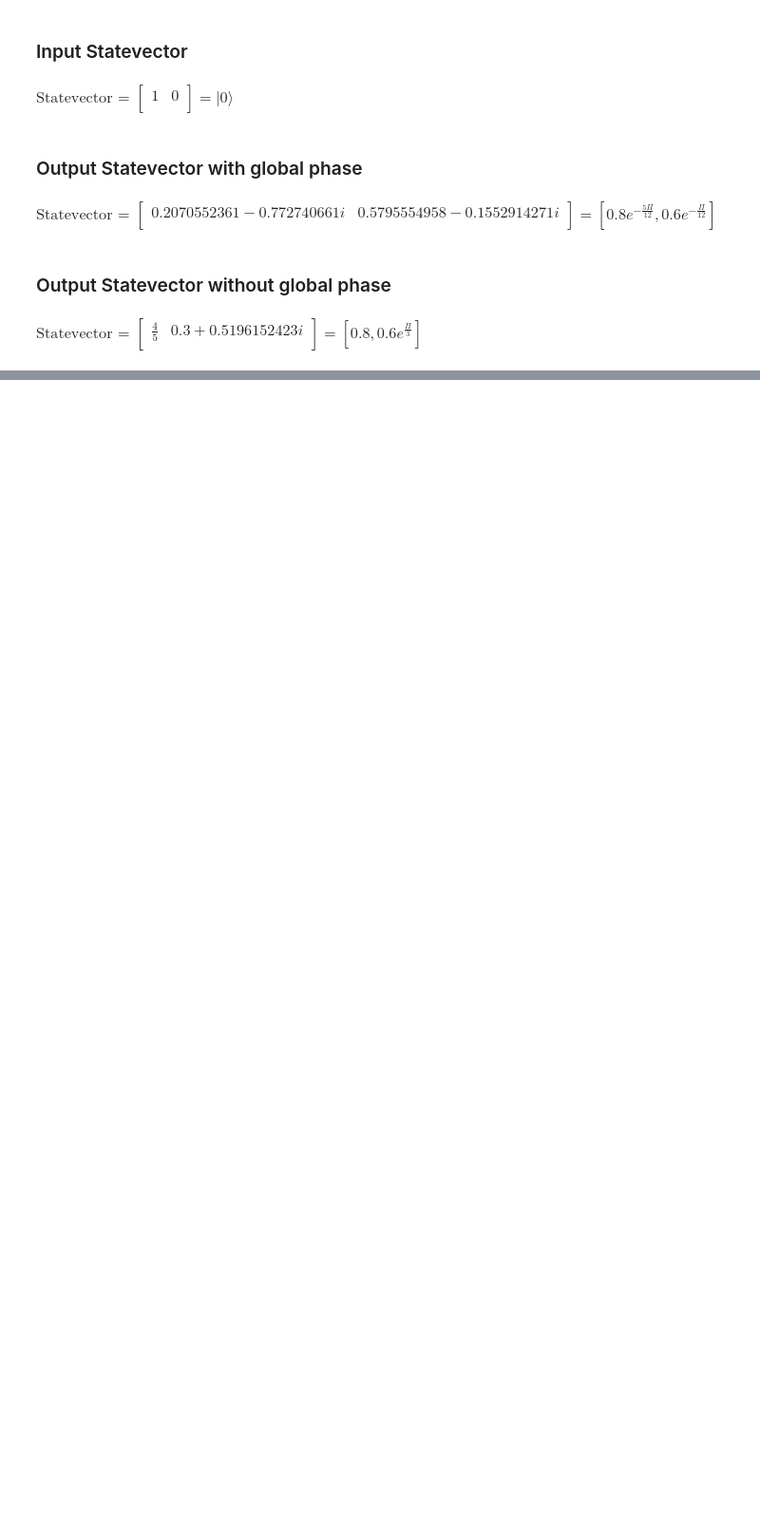
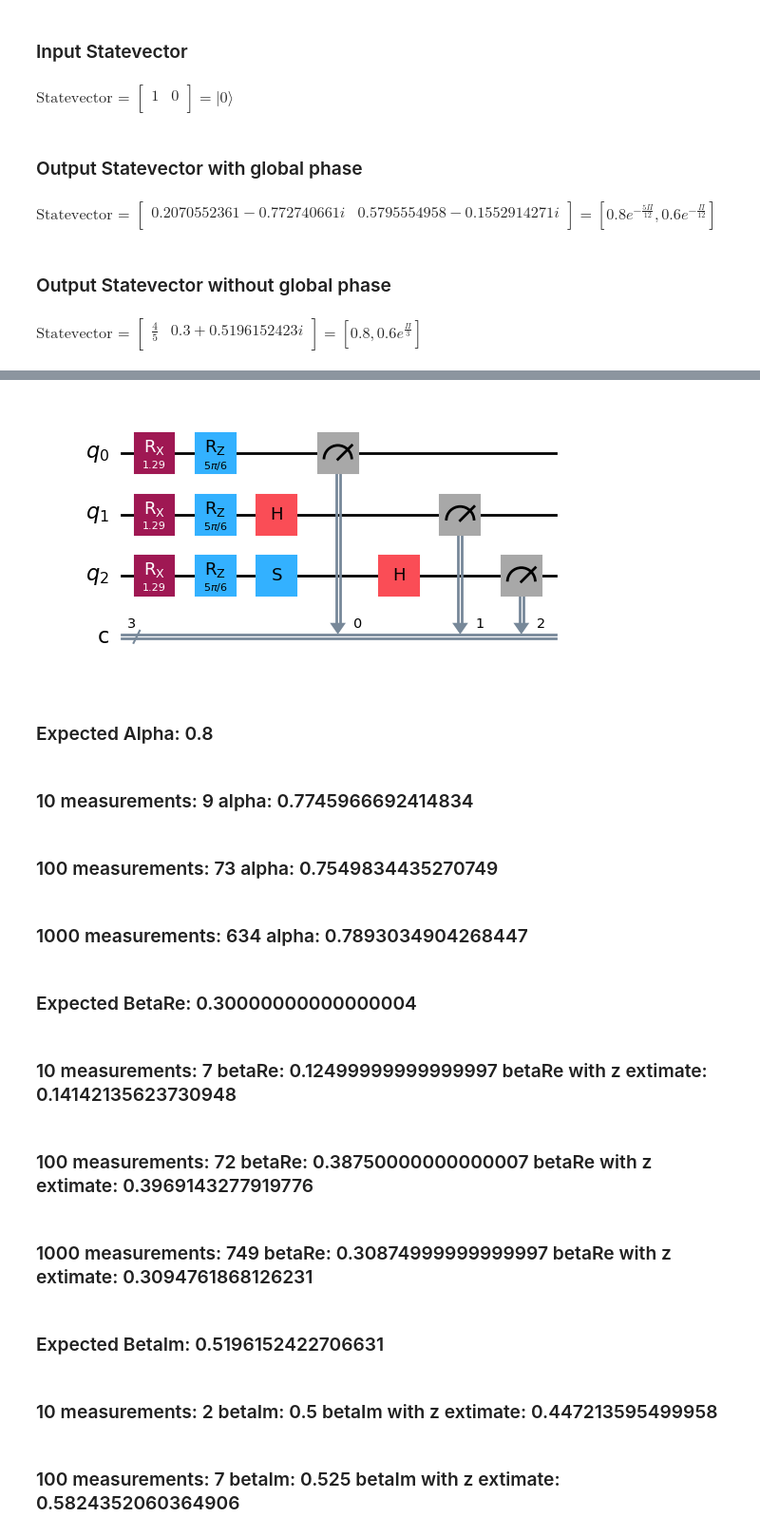
Before and after one commit to Fede802/QuantumComputing-Labs, a Jupyter notebook: lab2/Exercise2.ipynb, the cells around one changed output, grey strips where cells are left out. Shown at 95% size. Drawn from its saved outputs; the diff is of its cells as text; code cells hidden in the pictures; blank space fills up the shorter version.

```diff
--- a/lab2/Exercise2.ipynb
+++ b/lab2/Exercise2.ipynb
@@ -26,15 +27,17 @@ def make_qc1():
     qc.rz(5*np.pi/6,0)
     return qc
 
-def simulate_measure(qc, n_measure, labels=['0'], show = False):
+def simulate_measure(qc, n_measure, cBits = [0], labels=['0'], show = False):
     idealSim=AerSimulator()
     result=idealSim.run(qc, shots=n_measure).result()
-
+    count = result.get_counts()
+    marginal_count = marginal_counts(count, cBits)
     try:
-        show and display(plot_histogram(result.get_counts()))
+        show and display(plot_histogram(count))
+        show and display(plot_histogram(marginal_counts))
         res = 0
         for label in labels:
-            res += result.get_counts()[label]
+            res += marginal_count[label]
         return res
     except:
         return 0
@@ -154,0 +143,50 @@ display(Markdown("### 1000 measurements: " +str(simulate_measure(qc_y, 1000)) +
+# %%
+qc = QuantumCircuit(3, 3)
+qc.rx(2*np.arccos(0.8),0)
+qc.rz(5*np.pi/6,0)
+qc.rx(2*np.arccos(0.8),1)
+qc.rz(5*np.pi/6,1)
+qc.h(1)
+qc.rx(2*np.arccos(0.8),2)
+qc.rz(5*np.pi/6,2)
+qc.s(2)
+qc.h(2)
+qc.measure([0, 1, 2], [0, 1, 2])
+display(qc.draw(output='mpl'))
+display(Markdown("### Expected Alpha: " +str(0.8)))
+display(Markdown("### 10 measurements: " +str(simulate_measure(qc, 10)) + " alpha: " +str(np.sqrt(simulate_measure(qc, 10)/10))))
+display(Markdown("### 100 measurements: " +str(simulate_measure(qc, 100)) + " alpha: " +str(np.sqrt(simulate_measure(qc, 100)/100))))
+display(Markdown("### 1000 measurements: " +str(simulate_measure(qc, 1000)) + " alpha: " +str(np.sqrt(simulate_measure(qc, 1000)/1000))))
+display(Markdown("### Expected BetaRe: " +str(0.6*np.cos(np.pi/3))))
+p0 = simulate_measure(qc, 10, cBits = [1])/10
+t = p0 - (1 - p0)
+display(Markdown("### 10 measurements: " +str(simulate_measure(qc, 10, cBits = [1])) + " betaRe: " +str(t/1.6) + " betaRe with z extimate: " +str(t/(2*np.sqrt(simulate_measure(qc, 10)/10)))))
+p0 = simulate_measure(qc, 100, cBits = [1])/100
+t = p0 - (1 - p0)
+display(Markdown("### 100 measurements: " +str(simulate_measure(qc, 100, cBits = [1])) + " betaRe: " +str(t/1.6) + " betaRe with z extimate: " +str(t/(2*np.sqrt(simulate_measure(qc, 100)/100)))))
+p0 = simulate_measure(qc, 1000, cBits = [1])/1000
+t = p0 - (1 - p0)
+display(Markdown("### 1000 measurements: " +str(simulate_measure(qc, 1000, cBits = [1])) + " betaRe: " +str(t/1.6) + " betaRe with z extimate: " +str(t/(2*np.sqrt(simulate_measure(qc, 1000)/1000)))))
+display(Markdown("### Expected BetaIm: " +str(0.6*np.sin(np.pi/3))))
+p0 = simulate_measure(qc, 10, cBits=[2])/10
+t = (1 - p0) - p0
+display(Markdown("### 10 measurements: " +str(simulate_measure(qc, 10, cBits=[2])) + " betaIm: " +str(t/1.6) + " betaIm with z extimate: " +str(t/(2*np.sqrt(simulate_measure(qc, 10)/10)))))
+p0 = simulate_measure(qc, 100, cBits=[2])/100
+t = (1 - p0) - p0
+display(Markdown("### 100 measurements: " +str(simulate_measure(qc, 100, cBits=[2])) + " betaIm: " +str(t/1.6) + " betaIm with z extimate: " +str(t/(2*np.sqrt(simulate_measure(qc, 100)/100)))))
+p0 = simulate_measure(qc, 1000, cBits=[2])/1000
+t = (1 - p0) - p0
+display(Markdown("### 1000 measurements: " +str(simulate_measure(qc, 1000, cBits=[2])) + " betaIm: " +str(t/1.6) + " betaIm with z extimate: " +str(t/(2*np.sqrt(simulate_measure(qc, 1000)/1000)))))
+# %% [output]
+[figure, added]
+### Expected Alpha: 0.8
+### 10 measurements: 9 alpha: 0.7745966692414834
+### 100 measurements: 73 alpha: 0.7549834435270749
+### 1000 measurements: 634 alpha: 0.7893034904268447
+### Expected BetaRe: 0.30000000000000004
+### 10 measurements: 7 betaRe: 0.12499999999999997 betaRe with z extimate: 0.14142135623730948
+### 100 measurements: 72 betaRe: 0.38750000000000007 betaRe with z extimate: 0.3969143277919776
+### 1000 measurements: 749 betaRe: 0.30874999999999997 betaRe with z extimate: 0.3094761868126231
+### Expected BetaIm: 0.5196152422706631
+### 10 measurements: 2 betaIm: 0.5 betaIm with z extimate: 0.447213595499958
+### 100 measurements: 7 betaIm: 0.525 betaIm with z extimate: 0.5824352060364906
```
Also changed, not shown: parts of 9 cells of this notebook.
